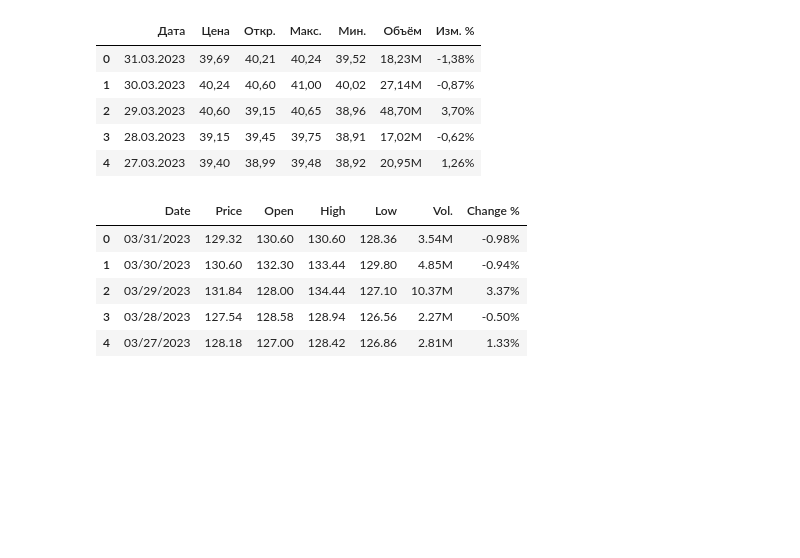
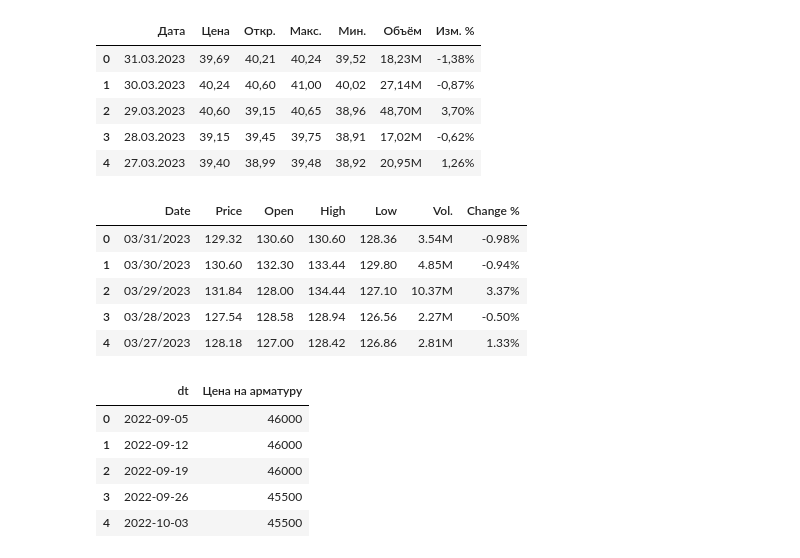
Before and after one commit to darinbtw/intensiv_3, a Jupyter notebook: vladislav_work/check_excel_files.ipynb, the cells around one changed output. Drawn from its saved outputs; the diff is of its cells as text; code cells hidden in the pictures; blank space fills up the shorter version.

```diff
--- a/vladislav_work/test_main.ipynb
+++ b/vladislav_work/check_excel_files.ipynb
@@ -173,3 +162,13 @@ file12.head()
 | 2 | 03/29/2023 | 131.84 | 128.00 | 134.44 | 127.10 | 10.37M | 3.37% |
 | 3 | 03/28/2023 | 127.54 | 128.58 | 128.94 | 126.56 | 2.27M | -0.50% |
 | 4 | 03/27/2023 | 128.18 | 127.00 | 128.42 | 126.86 | 2.81M | 1.33% |
+# %%
+file13 = pd.read_excel('test.xlsx')
+file13.head()
+# %% [output]
+|  | dt | Цена на арматуру |
+| 0 | 2022-09-05 | 46000 |
+| 1 | 2022-09-12 | 46000 |
+| 2 | 2022-09-19 | 46000 |
+| 3 | 2022-09-26 | 45500 |
+| 4 | 2022-10-03 | 45500 |
```
Also changed, not shown: parts of 2 cells of this notebook, 4 other files.
